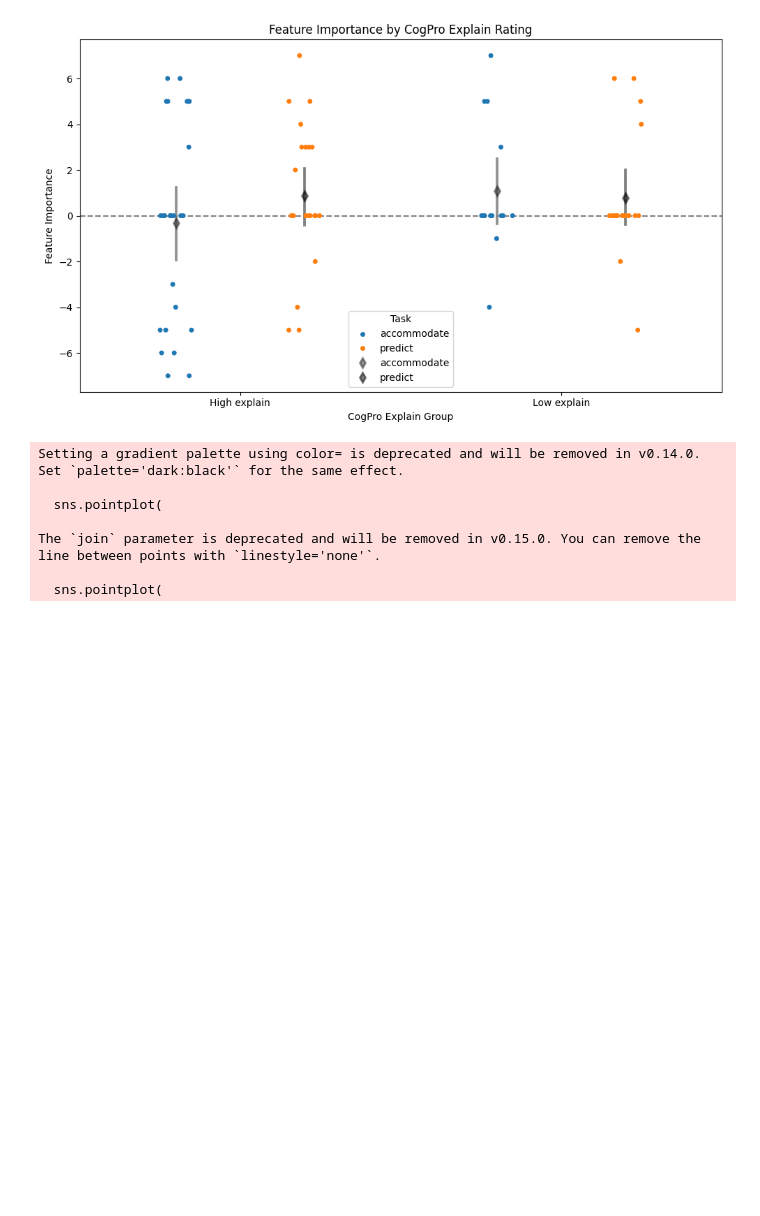
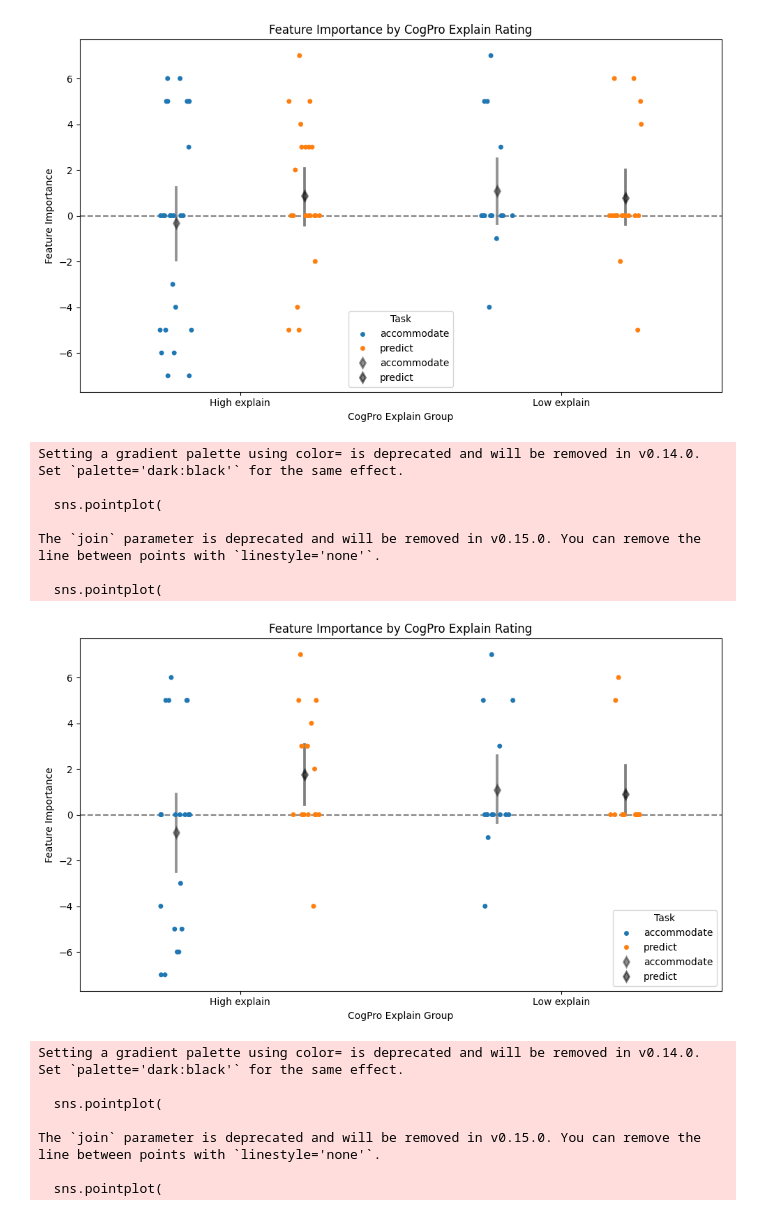
Before and after one commit to sebmonte/Prediction-Accomodation-Exp, a Jupyter notebook: Analysis/Scripts/Study4/Acc-PreCompare.ipynb, the cells around one changed output. Drawn from its saved outputs; the diff is of its cells as text; code cells hidden in the pictures; blank space fills up the shorter version.

```diff
--- a/Analysis/Scripts/Study4/Acc-PreCompare.ipynb
+++ b/Analysis/Scripts/Study4/Acc-PreCompare.ipynb
@@ -286,7 +286,7 @@ for _, row in df_combined.iterrows():
         'feet_reported_relevant': feet_yes,
         'stripes_reported_relevant': stripes_yes,
         'cogpro_explain': row['cogpro_explain'],
-        'cogpro_predict': row['cogpro_predict']
+        'cogpro_predict': row['cogpro_predict'],
 
         # overfit = selected both dimensions
         'overfit': model_param_score == 2
@@ -1654,6 +1659,60 @@ The `join` parameter is deprecated and will be removed in v0.15.0. You can remov
 
   sns.pointplot(
 [figure]
+# %%
+df_long['explain_group'] = np.select(
+    [
+        df_long['cogpro_explain'] >= 5,
+        df_long['cogpro_explain'] <= 2
+    ],
+    [
+        'High explain',
+        'Low explain'
+    ],
+    default=None
+)
+plot_df = df_long.dropna(subset=['explain_group'])
+plt.figure(figsize=(10,6))
+
+sns.stripplot(
+    data=plot_df,
+    x='explain_group',
+    y='feature_importance',
+    hue='task',
+    dodge=True,
+    jitter=.1,
+)
+
+sns.pointplot(
+    data=plot_df,
+    x='explain_group',
+    y='feature_importance',
+    hue='task',
+    dodge=0.4,
+    join=False,
+    markers='d',
+    errorbar=('ci', 95),
+    color='black',
+    alpha=.5
+)
+
+plt.axhline(0, color='gray', linestyle='--')
+plt.title('Feature Importance by CogPro Explain Rating')
+plt.ylabel('Feature Importance')
+plt.xlabel('CogPro Explain Group')
+plt.legend(title='Task')
+plt.tight_layout()
+#plt.savefig(os.path.join(outputdir, 'FeatureImportanceByCogProExplain.png'), dpi=300)
+plt.show()
+# %% [output]
+Setting a gradient palette using color= is deprecated and will be removed in v0.14.0. Set `palette='dark:black'` for the same effect.
+
+  sns.pointplot(
+
+The `join` parameter is deprecated and will be removed in v0.15.0. You can remove the line between points with `linestyle='none'`.
+
+  sns.pointplot(
+[figure, added]
 # %%
 df_long['explain_group'] = np.where(
     df_long['cogpro_explain'] >= 4,
```
Also changed, not shown: parts of 1 cell of this notebook, 4 other files.
